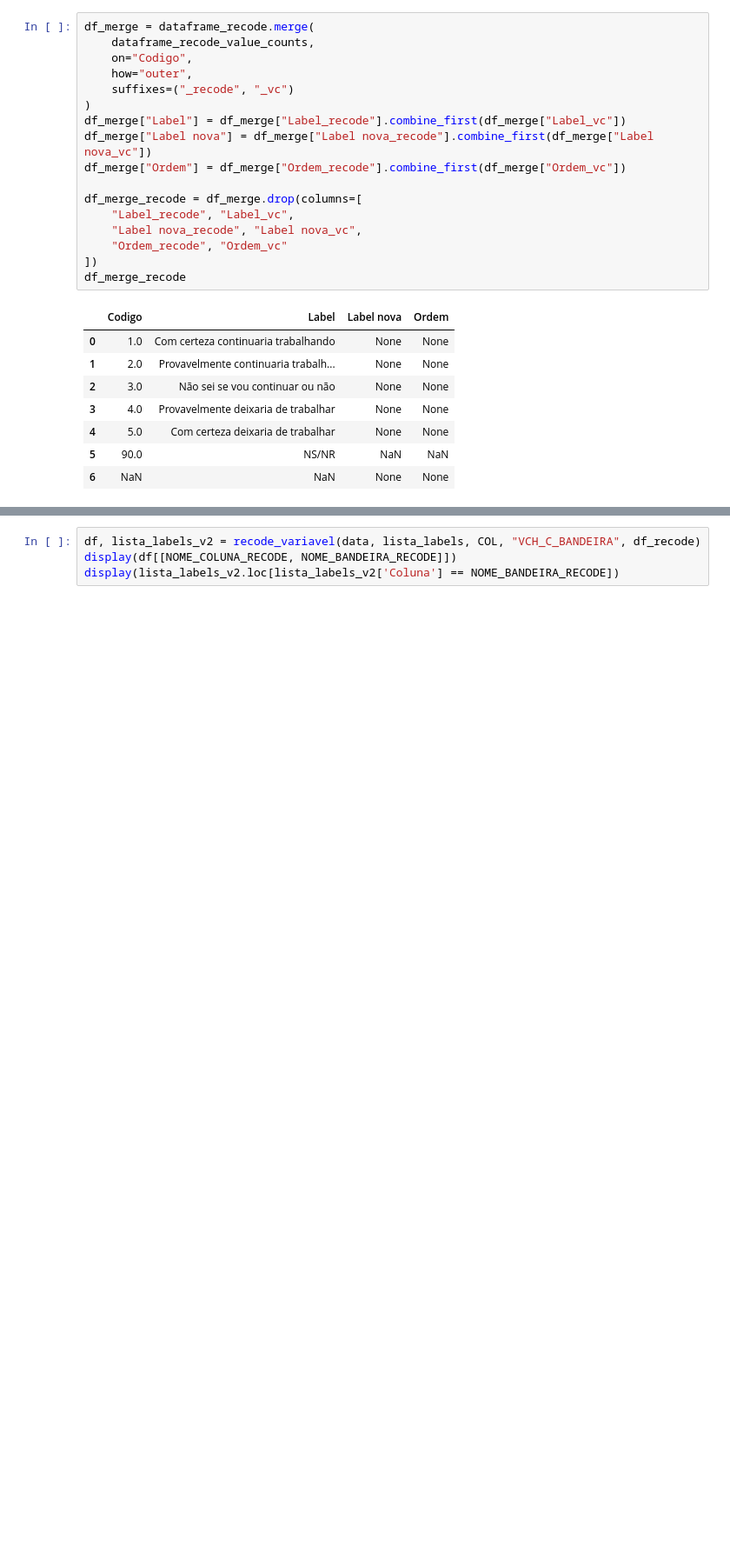
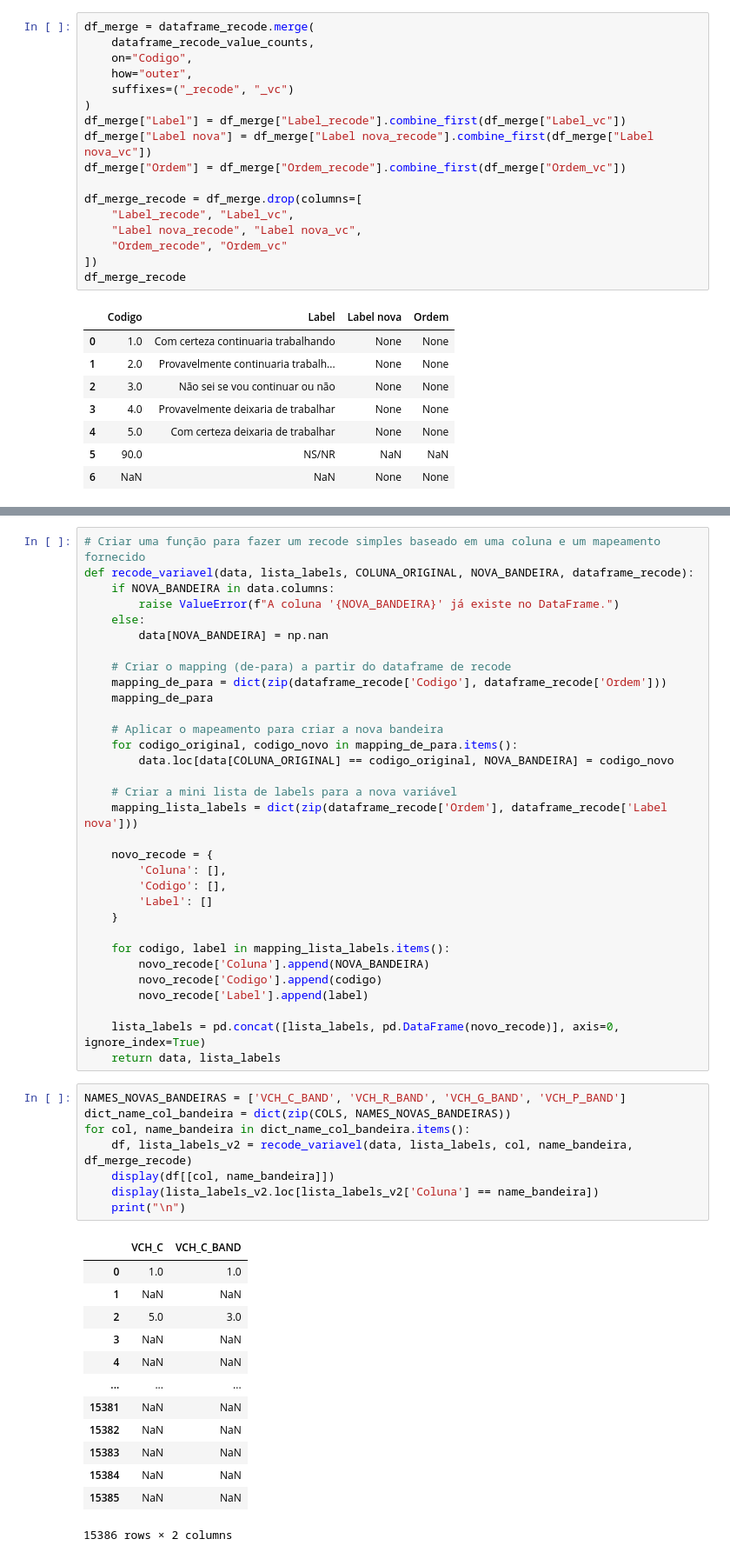
Before and after one commit to RaynerSantos/Processamento-Estatistico, a Jupyter notebook: App_beta/Testes.ipynb, the cells around one changed output, grey strips where cells are left out. Shown at 87% size. Drawn from its saved outputs; the diff is of its cells as text; blank space fills up the shorter version.

```diff
--- a/App_beta/Testes.ipynb
+++ b/App_beta/Testes.ipynb
@@ -854,4 +815,54 @@ df_merge_recode
+# %%
+# Criar uma função para fazer um recode simples baseado em uma coluna e um mapeamento fornecido
+def recode_variavel(data, lista_labels, COLUNA_ORIGINAL, NOVA_BANDEIRA, dataframe_recode):
+    if NOVA_BANDEIRA in data.columns:
+        raise ValueError(f"A coluna '{NOVA_BANDEIRA}' já existe no DataFrame.")
+    else:
+        data[NOVA_BANDEIRA] = np.nan
+
+    # Criar o mapping (de-para) a partir do dataframe de recode
+    mapping_de_para = dict(zip(dataframe_recode['Codigo'], dataframe_recode['Ordem']))
+    mapping_de_para
+
+    # Aplicar o mapeamento para criar a nova bandeira
+    for codigo_original, codigo_novo in mapping_de_para.items():
+        data.loc[data[COLUNA_ORIGINAL] == codigo_original, NOVA_BANDEIRA] = codigo_novo
+
+    # Criar a mini lista de labels para a nova variável
+    mapping_lista_labels = dict(zip(dataframe_recode['Ordem'], dataframe_recode['Label nova']))
+
+    novo_recode = {
+        'Coluna': [],
+        'Codigo': [],
+        'Label': []
+    }
+
+    for codigo, label in mapping_lista_labels.items():
+        novo_recode['Coluna'].append(NOVA_BANDEIRA)
+        novo_recode['Codigo'].append(codigo)
+        novo_recode['Label'].append(label)
+
+    lista_labels = pd.concat([lista_labels, pd.DataFrame(novo_recode)], axis=0, ignore_index=True)
+    return data, lista_labels
 # %%
-df, lista_labels_v2 = recode_variavel(data, lista_labels, COL, "VCH_C_BANDEIRA", df_recode)
-display(df[[NOME_COLUNA_RECODE, NOME_BANDEIRA_RECODE]])
-display(lista_labels_v2.loc[lista_labels_v2['Coluna'] == NOME_BANDEIRA_RECODE])
+NAMES_NOVAS_BANDEIRAS = ['VCH_C_BAND', 'VCH_R_BAND', 'VCH_G_BAND', 'VCH_P_BAND']
+dict_name_col_bandeira = dict(zip(COLS, NAMES_NOVAS_BANDEIRAS))
+for col, name_bandeira in dict_name_col_bandeira.items():
+    df, lista_labels_v2 = recode_variavel(data, lista_labels, col, name_bandeira, df_merge_recode)
+    display(df[[col, name_bandeira]])
+    display(lista_labels_v2.loc[lista_labels_v2['Coluna'] == name_bandeira])
+    print("\n")
+# %% [output]
+|  | VCH_C | VCH_C_BAND |
+| 0 | 1.0 | 1.0 |
+| 1 | NaN | NaN |
+| 2 | 5.0 | 3.0 |
+| 3 | NaN | NaN |
+| 4 | NaN | NaN |
+| ... | ... | ... |
+| 15381 | NaN | NaN |
+| 15382 | NaN | NaN |
+| 15383 | NaN | NaN |
+| 15384 | NaN | NaN |
+| 15385 | NaN | NaN |
+15386 rows × 2 columns
```
Also changed, not shown: parts of 5 cells of this notebook, 8 other files.
